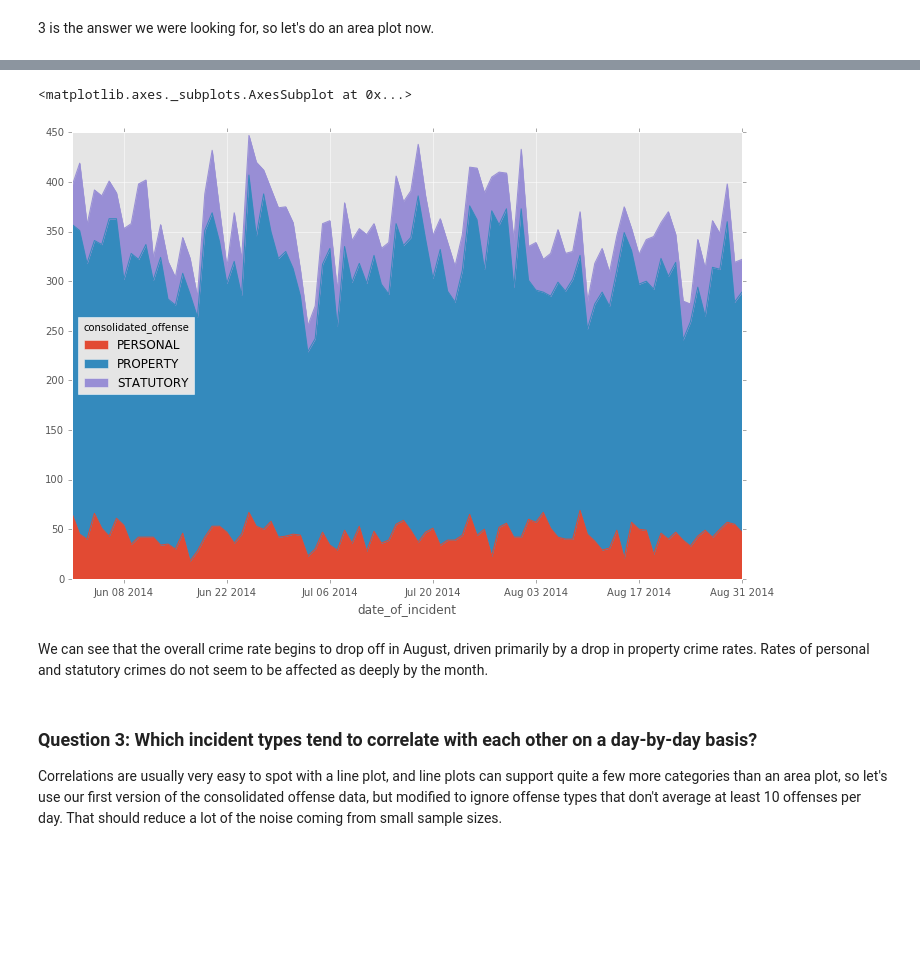
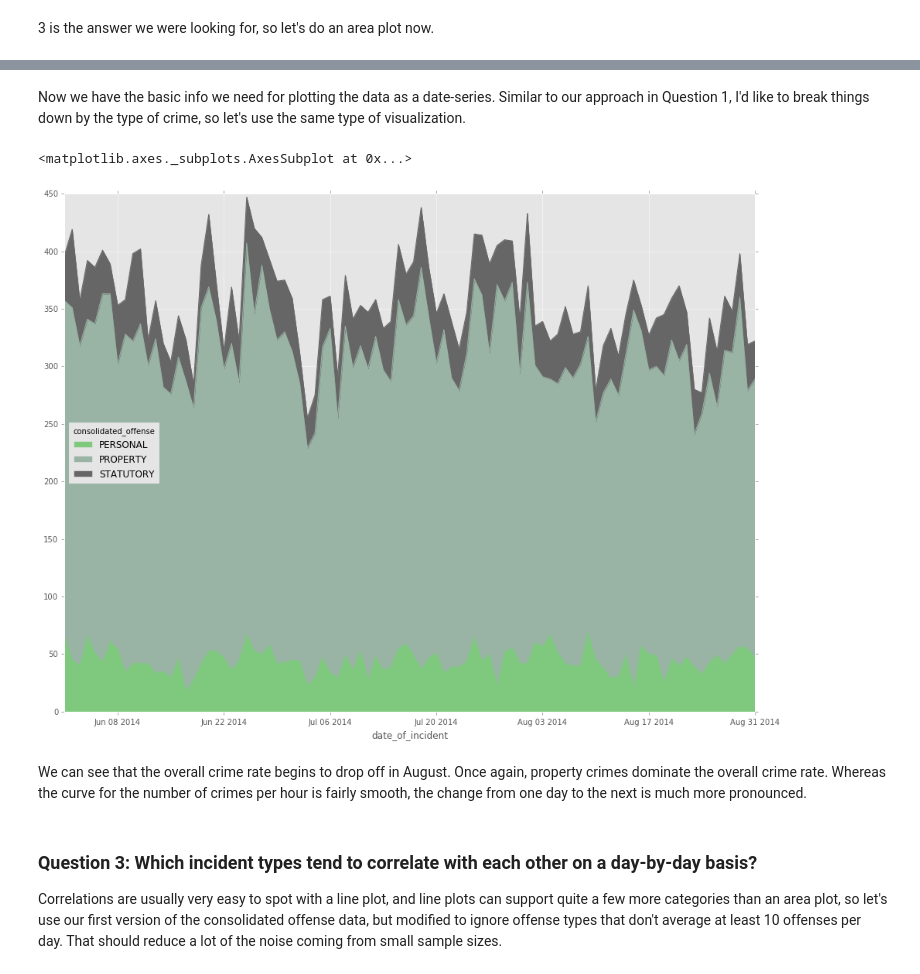
Before and after one commit to gthank/datasci_assignment_six, a Jupyter notebook: crime_analytics.ipynb, the cells around one changed output, grey strips where cells are left out. Drawn from its saved outputs; the diff is of its cells as text; code cells hidden in the pictures; blank space fills up the shorter version.

Commit message:
Answer the core part of Question 1; tweak formatting

```diff
--- a/crime_analytics.ipynb
+++ b/crime_analytics.ipynb
@@ -120,15 +118,16 @@ To answer this question, we'll start by plotting the total number of incidents b
 # %%
 import datetime
-def get_date(ts):
-    return ts.date()
 
-with_date = (dply_seattle
+def get_hour(ts):
+    return ts.hour
+
+with_hour = (dply_seattle
     >> mutate(
-        date_of_incident = X['Occurred Date or Date Range Start'].apply(get_date),
+        hour_of_incident = X['Occurred Date or Date Range Start'].apply(get_hour),
         identity = 1
     )
 )
-with_date.head()
+with_hour.head()
 # %% [output]
 |  | RMS CDW ID | General Offense Number | Offense Code | Offense Code Extension | Offense Type | ... |
 | 0 | 483839 | 2015218538 | 2202 | 0 | BURGLARY-FORCE-RES | ... |
@@ -364,12 +362,14 @@ def map_offense_type_to_category(ot):
         return "STATUTORY"
     return None
 
-consolidated_with_date = (with_date
+full_consolidated_with_hour = (with_hour
     >> mutate(
         consolidated_offense = X['Offense Type'].apply(map_offense_type_to_category)
     )
-    >> select(X.date_of_incident, X.consolidated_offense, X.identity)
 )
+consolidated_with_hour = (full_consolidated_with_hour
+    >> select(X.hour_of_incident, X.consolidated_offense, X.identity)
+)
 # %% [markdown]
 OK, let's see how many categories we're looking at after *this* consolidation (it should be 3).
 # %%
@@ -381,22 +404,36 @@ consolidated_with_date.consolidated_offense.nunique()
+# %%
+def get_date(ts):
+    return ts.date()
+
+full_consolidated_with_date = (full_consolidated_with_hour
+    >> mutate(
+        date_of_incident = X['Occurred Date or Date Range Start'].apply(get_date)
+    )
+)
+consolidated_with_date = (full_consolidated_with_date
+    >> select(X.date_of_incident, X.consolidated_offense, X.identity)
+)
+# %% [markdown]
+Now we have the basic info we need for plotting the data as a date-series. Similar to our approach in Question 1, I'd like to break things down by the type of crime, so let's use the same type of visualization.
 # %%
 date_and_offense_counts = consolidated_with_date.pivot_table(
     index="date_of_incident",  # We're going to use the date of the offense as the index.
     columns="consolidated_offense",  # For each type of offense, we'll create a new column.
     values="identity",  # The value we're counting; in the raw data, this is a 1 for
                         # each offense.
     aggfunc=sum,  # We want to roll up our count of `identity` for each category, so
                   # we use the ``sum`` aggregation. If we omit this, the entire pivot
                   # operation will fail because we will have more than one row for
                   # each date.
     dropna=False,  # We don't want to drop missing values; we'll use a "filler" value instead.
     fill_value=0  # 0, to be precise.
 )
-date_and_offense_counts.plot.area(figsize=(16,12))
+date_and_offense_counts.plot.area(figsize=(16,12), colormap='Accent')
 # %% [output]
 <matplotlib.axes._subplots.AxesSubplot at 0x...>
-[figure, old version]
+[figure, new version]
 # %% [markdown]
-We can see that the overall crime rate begins to drop off in August, driven primarily by a drop in property crime rates. Rates of personal and statutory crimes do not seem to be affected as deeply by the month.
+We can see that the overall crime rate begins to drop off in August. Once again, property crimes dominate the overall crime rate. Whereas the curve for the number of crimes per hour is fairly smooth, the change from one day to the next is much more pronounced.
 # %% [markdown]
 ### Question 3: Which incident types tend to correlate with each other on a day-by-day basis?
 
```
Also changed, not shown: parts of 12 cells of this notebook.
